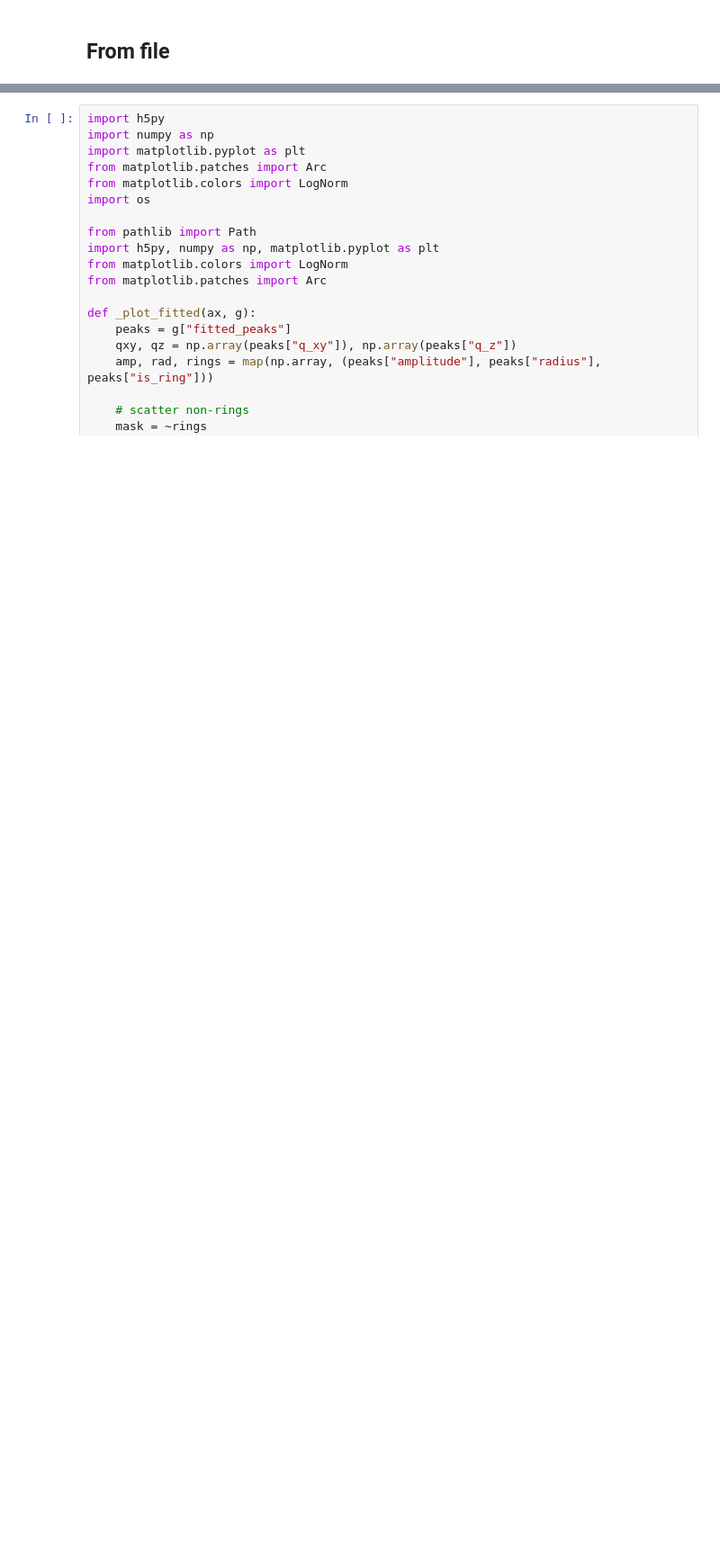
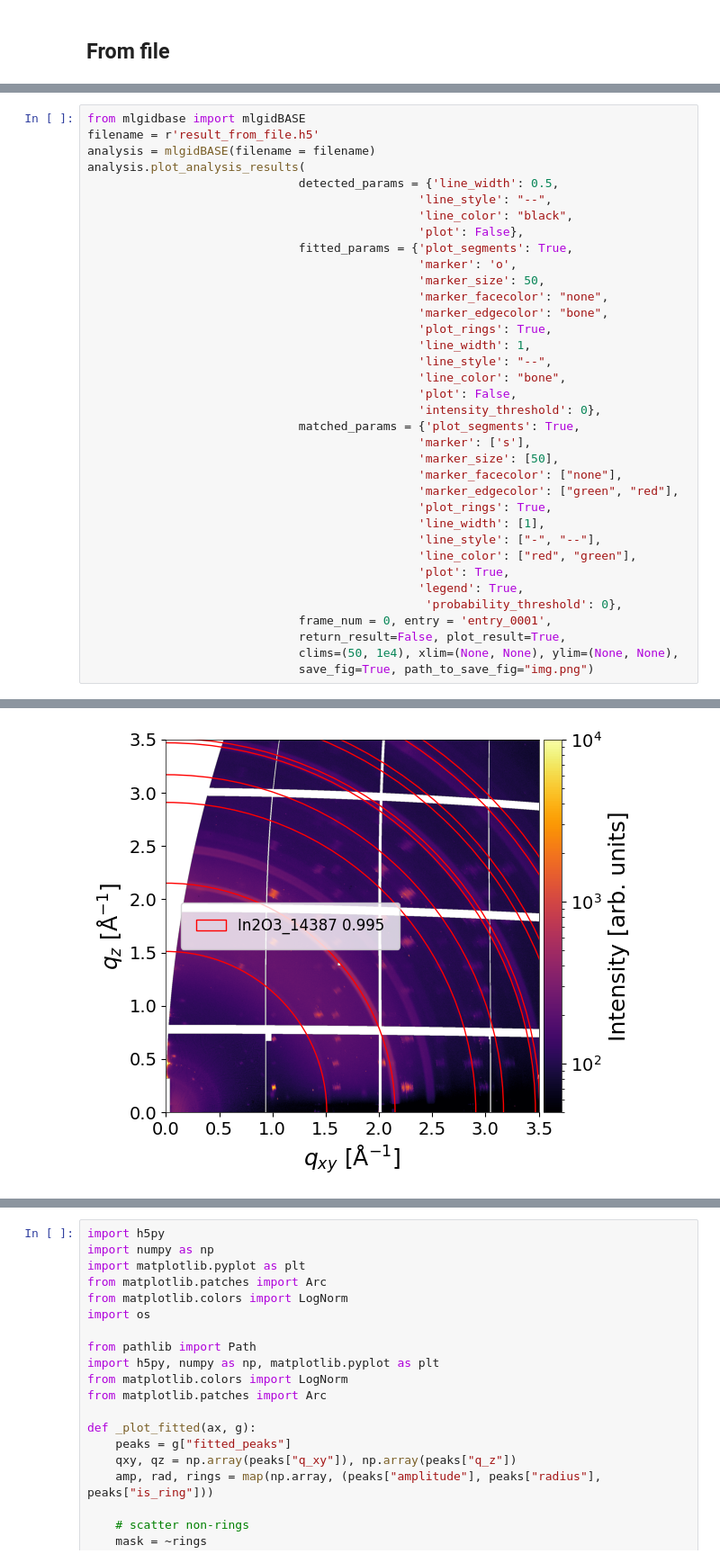
Before and after one commit to mlgid-project/mlgidBASE, a Jupyter notebook: example/mlgidbase_example.ipynb, the cells around one changed output, grey strips where cells are left out. Shown at 90% size. Drawn from its saved outputs; the diff is of its cells as text; blank space fills up the shorter version.

```diff
--- a/example/mlgidbase_example.ipynb
+++ b/example/mlgidbase_example.ipynb
@@ -142,0 +171,37 @@ analysis.run_matching(cif_prepr = cif_prep, peaks_type='segments', threshold=0.9
+# %%
+from mlgidbase import mlgidBASE
+filename = r'result_from_file.h5'
+analysis = mlgidBASE(filename = filename)
+analysis.plot_analysis_results(
+                              detected_params = {'line_width': 0.5,
+                                               'line_style': "--",
+                                               'line_color': "black",
+                                               'plot': False},
+                              fitted_params = {'plot_segments': True,
+                                               'marker': 'o',
+                                               'marker_size': 50,
+                                               'marker_facecolor': "none",
+                                               'marker_edgecolor': "bone",
+                                               'plot_rings': True,
+                                               'line_width': 1,
+                                               'line_style': "--",
+                                               'line_color': "bone",
+                                               'plot': False,
+                                               'intensity_threshold': 0},
+                              matched_params = {'plot_segments': True,
+                                               'marker': ['s'],
+                                               'marker_size': [50],
+                                               'marker_facecolor': ["none"],
+                                               'marker_edgecolor': ["green", "red"],
+                                               'plot_rings': True,
+                                               'line_width': [1],
+                                               'line_style': ["-", "--"],
+                                               'line_color': ["red", "green"],
+                                               'plot': True,
+                                               'legend': True,
+                                                'probability_threshold': 0},
+                              frame_num = 0, entry = 'entry_0001',
+                              return_result=False, plot_result=True,
+                              clims=(50, 1e4), xlim=(None, None), ylim=(None, None),
+                              save_fig=True, path_to_save_fig="img.png")
+# %% [output]
@@ -142,0 +209 @@ analysis.run_matching(cif_prepr = cif_prep, peaks_type='segments', threshold=0.9
+[figure, added]
```
Also changed, not shown: parts of 22 cells of this notebook, 10 other files.
